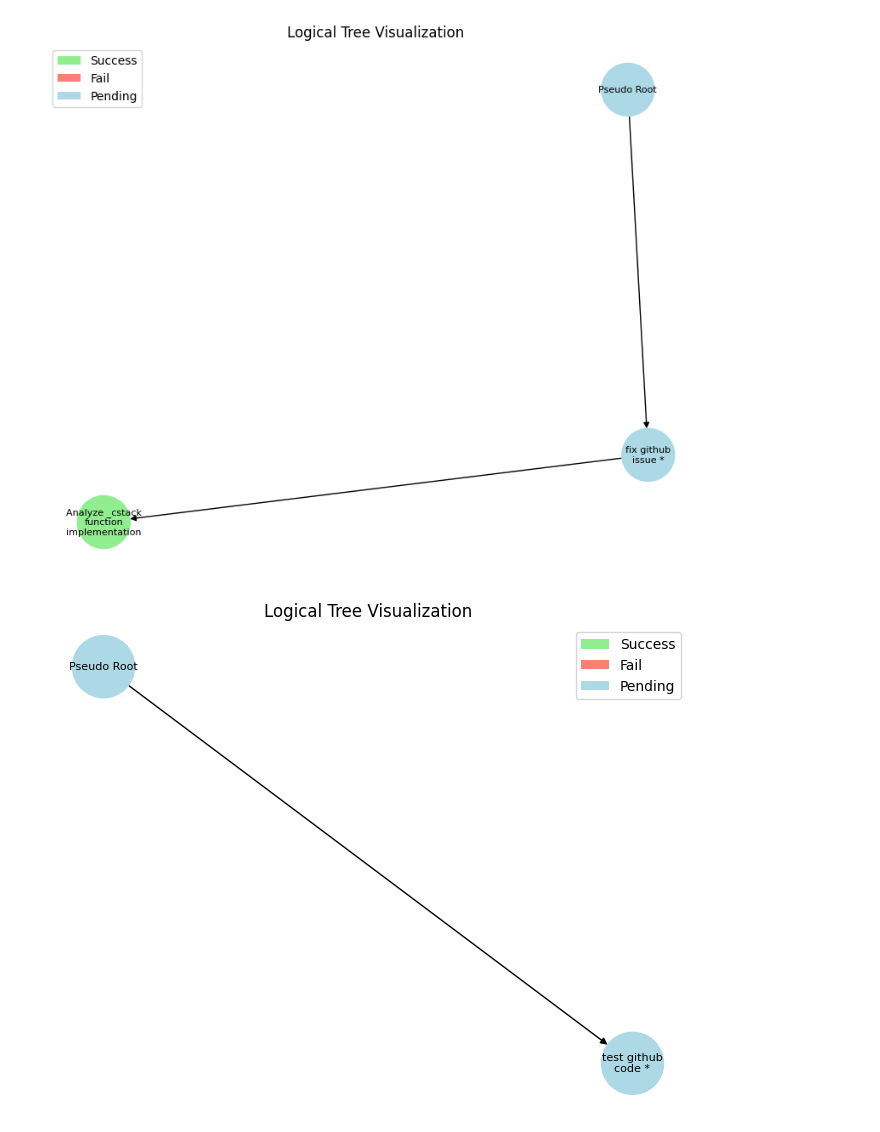
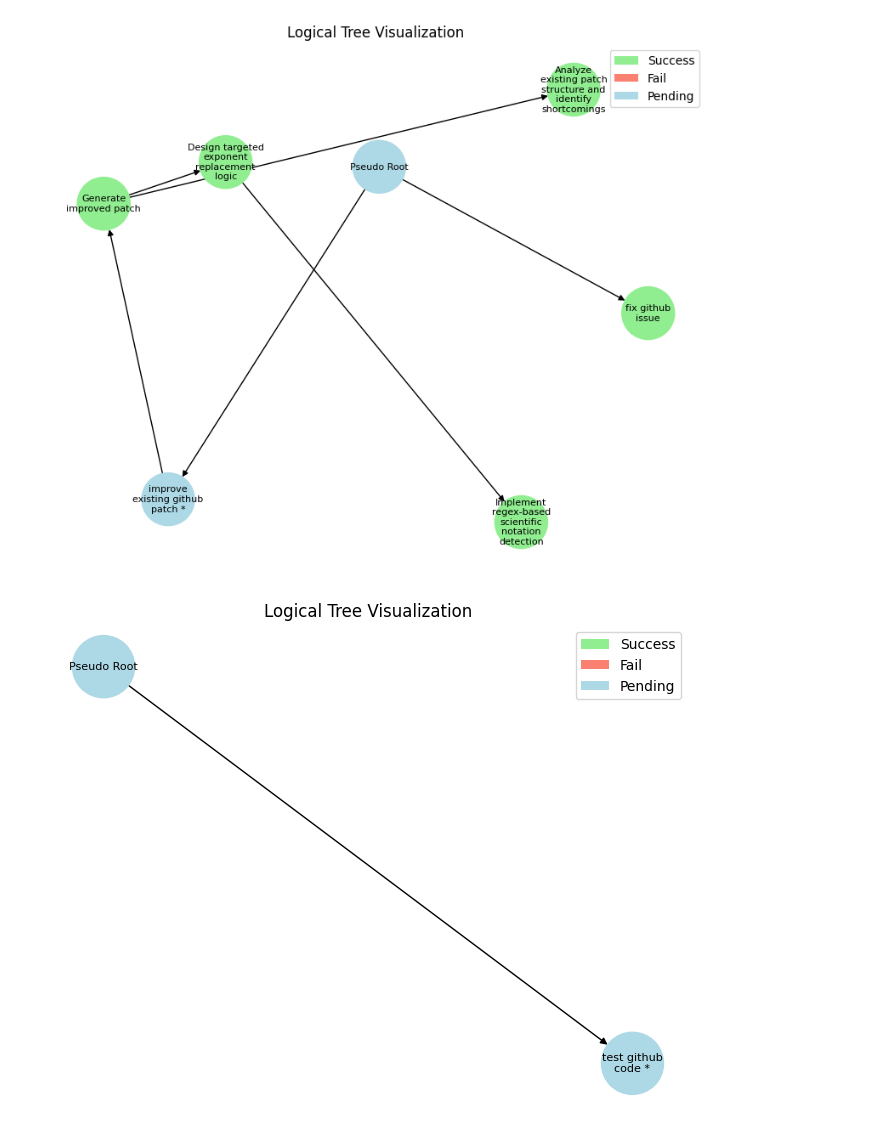
Before and after one commit to WiuYuan/gitauto, a Jupyter notebook: logical_tree.ipynb, the cells around one changed output. Saved outputs shown, nothing was run; the diff lists cells and outputs as text; code cells hidden in the pictures.

```diff
--- a/logical_tree.ipynb
+++ b/logical_tree.ipynb
@@ -1,13 +1,13 @@
 # %%
 import matplotlib.pyplot as plt
 from src.services.logical_tree import LogicalTree
 
 # Example usage:
-tree = LogicalTree.load("/data/yuanwen/workspace/tmp/0/logical_tree.json")  # load saved JSON into the object
+tree = LogicalTree.load("/data/yuanwen/workspace/tmp/4/logical_tree.json")  # load saved JSON into the object
 fig = tree.visualize()
 plt.show()
 # %% [output]
-[figure, old version]
+[figure, new version]
 # %%
 import json
 import networkx as nx
```
Also changed, not shown: 17 other files.
